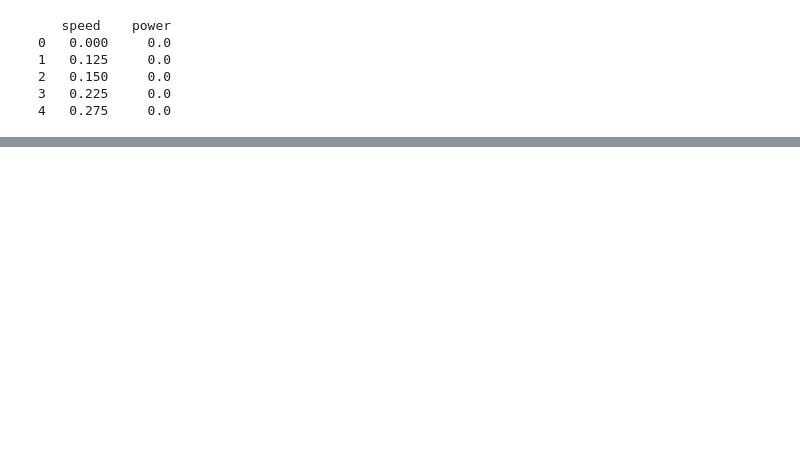
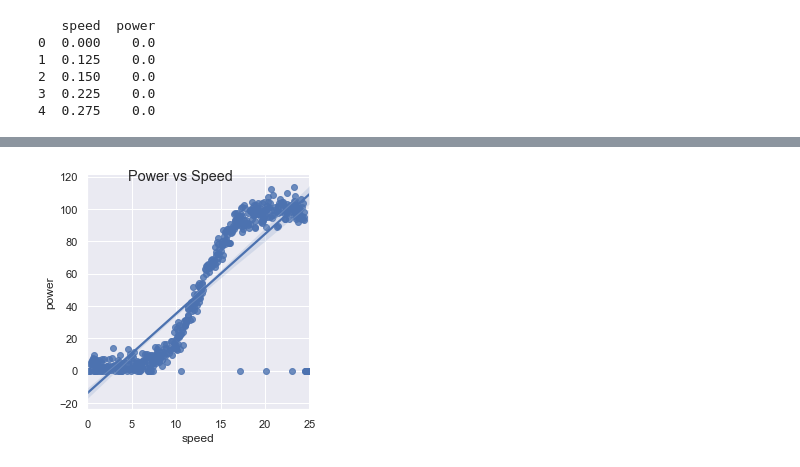
Before and after one commit to mhurley100/Machine-Learning-and-Statistics-Project, a Jupyter notebook: Machine Learning & Statistics Project 2020.ipynb, the cells around one changed output, grey strips where cells are left out. Saved outputs shown, nothing was run; the diff lists cells and outputs as text; code cells hidden in the pictures; blank space fills up the shorter version.

Commit message:
Setting up repository and started initial review of data

```diff
--- a/Machine Learning & Statistics Project 2020.ipynb
+++ b/Machine Learning & Statistics Project 2020.ipynb
@@ -20,6 +56,6 @@ import csv
 sns.set()
 # %%
 # Import the power production dataset and call it pp
-df = pd.read_csv("dataset.csv")
-print(df.head())
+pp = pd.read_csv("powerprod.csv")
+print(pp.head())
 # %% [output]
@@ -56,0 +89,4 @@ df.describe()
+# %%
+p = sns.pairplot(data=pp,y_vars=['power'],x_vars=['speed'],kind='reg',height=4).fig.suptitle('Power vs Speed')
+# %% [output]
+[figure, added]
```
Also changed, not shown: parts of 37 cells of this notebook, 8 other files.
